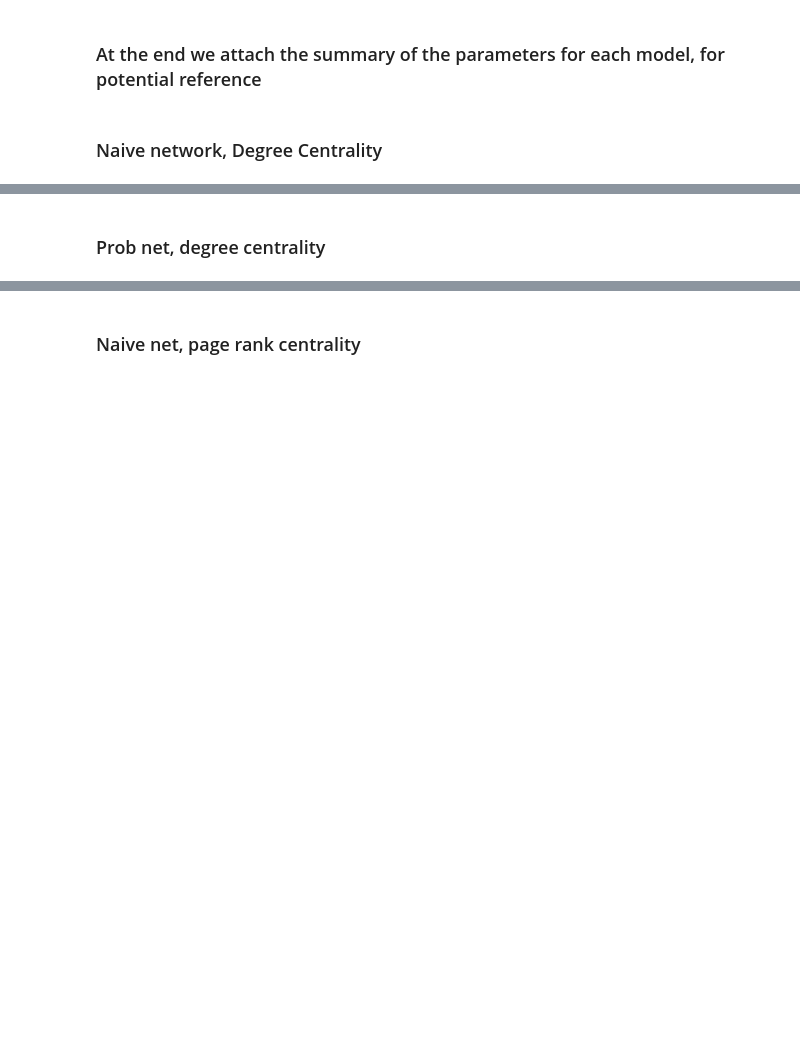
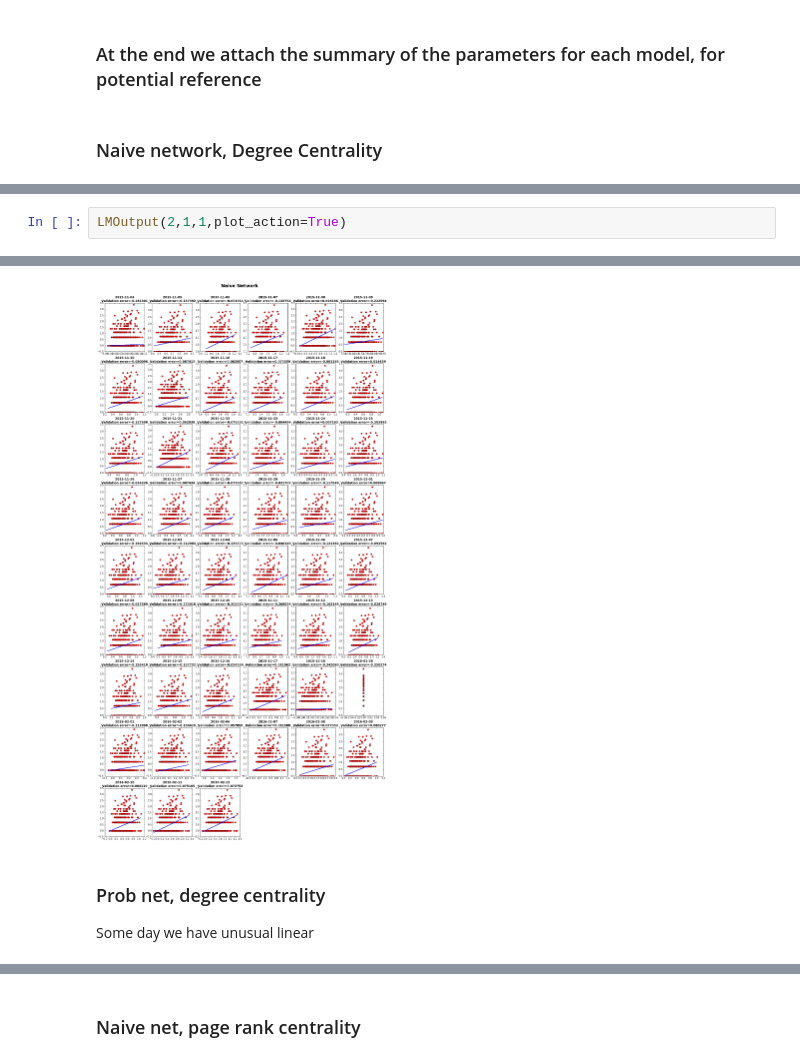
Before and after one commit to Fomyther/NYC-Twitter-Activities, a Jupyter notebook: GravityModel_e4.ipynb, the cells around one changed output, grey strips where cells are left out. Cells and saved outputs as stored; diff of their text form; blank space fills up the shorter version.

```diff
--- a/GravityModel_e4.ipynb
+++ b/GravityModel_e4.ipynb
@@ -409,0 +282,3 @@ DegNaive2
+# %%
+LMOutput(2,1,1,plot_action=True)
+# %% [output]
@@ -410,2 +303,4 @@ DegNaive2
+[figure, added]
 # %% [markdown]
 ### Prob net, degree centrality
+Some day we have unusual linear
```
Also changed, not shown: parts of 11 cells of this notebook.
